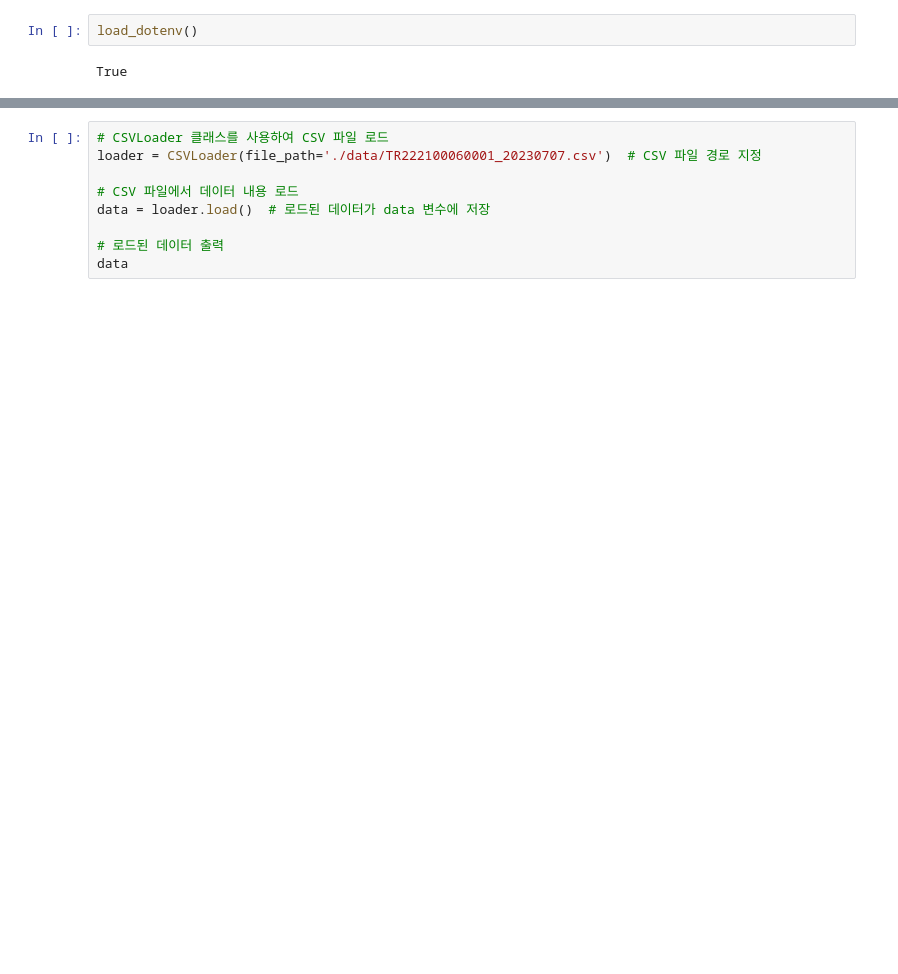
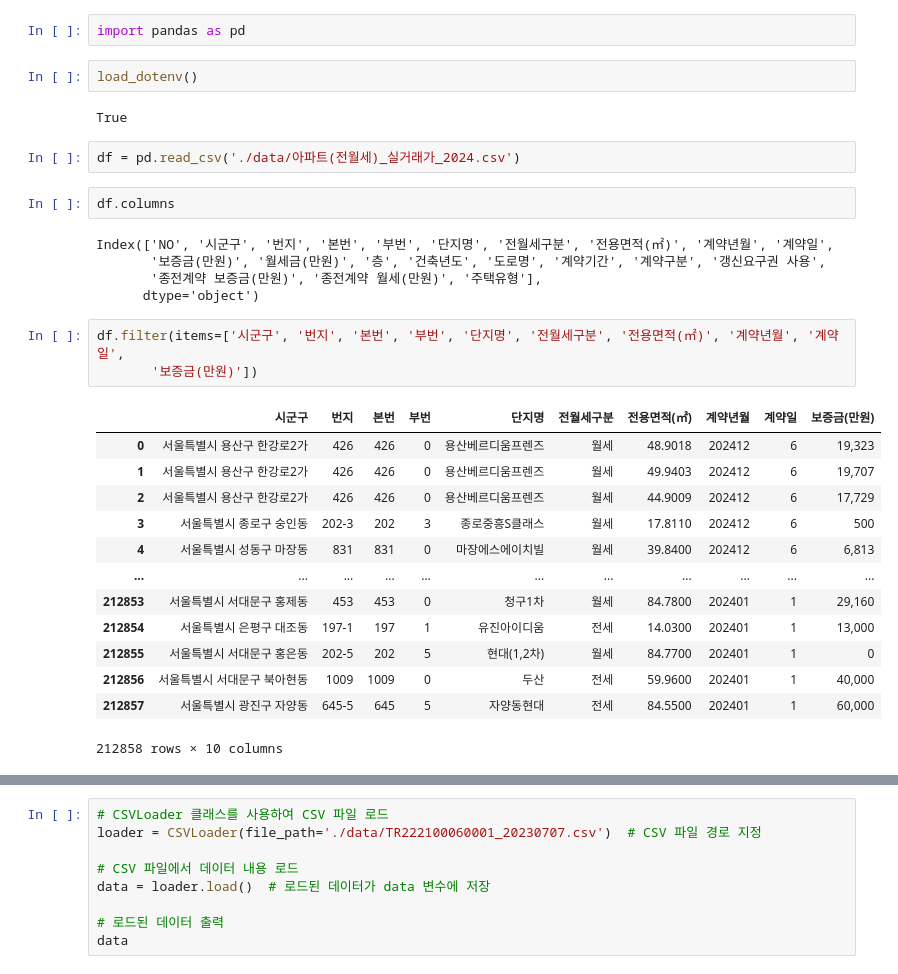
Before and after one commit to hwarange/langchain_rag, a Jupyter notebook: langchin_rag.ipynb, the cells around one changed output, grey strips where cells are left out. Cells and saved outputs as stored; diff of their text form; blank space fills up the shorter version.

```diff
--- a/langchin_rag.ipynb
+++ b/langchin_rag.ipynb
@@ -123,4 +128,32 @@ USER_AGENT environment variable not set, consider setting it to identify your re
+# %%
+import pandas as pd
 # %%
 load_dotenv()
 # %% [output]
 True
+# %%
+df = pd.read_csv('./data/아파트(전월세)_실거래가_2024.csv')
+# %%
+df.columns
+# %% [output]
+Index(['NO', '시군구', '번지', '본번', '부번', '단지명', '전월세구분', '전용면적(㎡)', '계약년월', '계약일',
+       '보증금(만원)', '월세금(만원)', '층', '건축년도', '도로명', '계약기간', '계약구분', '갱신요구권 사용',
+       '종전계약 보증금(만원)', '종전계약 월세(만원)', '주택유형'],
+      dtype='object')
+# %%
+df.filter(items=['시군구', '번지', '본번', '부번', '단지명', '전월세구분', '전용면적(㎡)', '계약년월', '계약일',
+       '보증금(만원)'])
+# %% [output]
+|  | 시군구 | 번지 | 본번 | 부번 | 단지명 | 전월세구분 | 전용면적(㎡) | 계약년월 | 계약일 | 보증금(만원) |
+| 0 | 서울특별시 용산구 한강로2가 | 426 | 426 | 0 | 용산베르디움프렌즈 | 월세 | 48.9018 | 202412 | 6 | 19,323 |
+| 1 | 서울특별시 용산구 한강로2가 | 426 | 426 | 0 | 용산베르디움프렌즈 | 월세 | 49.9403 | 202412 | 6 | 19,707 |
+| 2 | 서울특별시 용산구 한강로2가 | 426 | 426 | 0 | 용산베르디움프렌즈 | 월세 | 44.9009 | 202412 | 6 | 17,729 |
+| 3 | 서울특별시 종로구 숭인동 | 202-3 | 202 | 3 | 종로중흥S클래스 | 월세 | 17.8110 | 202412 | 6 | 500 |
+| 4 | 서울특별시 성동구 마장동 | 831 | 831 | 0 | 마장에스에이치빌 | 월세 | 39.8400 | 202412 | 6 | 6,813 |
+| ... | ... | ... | ... | ... | ... | ... | ... | ... | ... | ... |
+| 212853 | 서울특별시 서대문구 홍제동 | 453 | 453 | 0 | 청구1차 | 월세 | 84.7800 | 202401 | 1 | 29,160 |
+| 212854 | 서울특별시 은평구 대조동 | 197-1 | 197 | 1 | 유진아이디움 | 전세 | 14.0300 | 202401 | 1 | 13,000 |
+| 212855 | 서울특별시 서대문구 홍은동 | 202-5 | 202 | 5 | 현대(1,2차) | 월세 | 84.7700 | 202401 | 1 | 0 |
+| 212856 | 서울특별시 서대문구 북아현동 | 1009 | 1009 | 0 | 두산 | 전세 | 59.9600 | 202401 | 1 | 40,000 |
+| 212857 | 서울특별시 광진구 자양동 | 645-5 | 645 | 5 | 자양동현대 | 전세 | 84.5500 | 202401 | 1 | 60,000 |
+212858 rows × 10 columns
```
Also changed, not shown: parts of 10 cells of this notebook.
